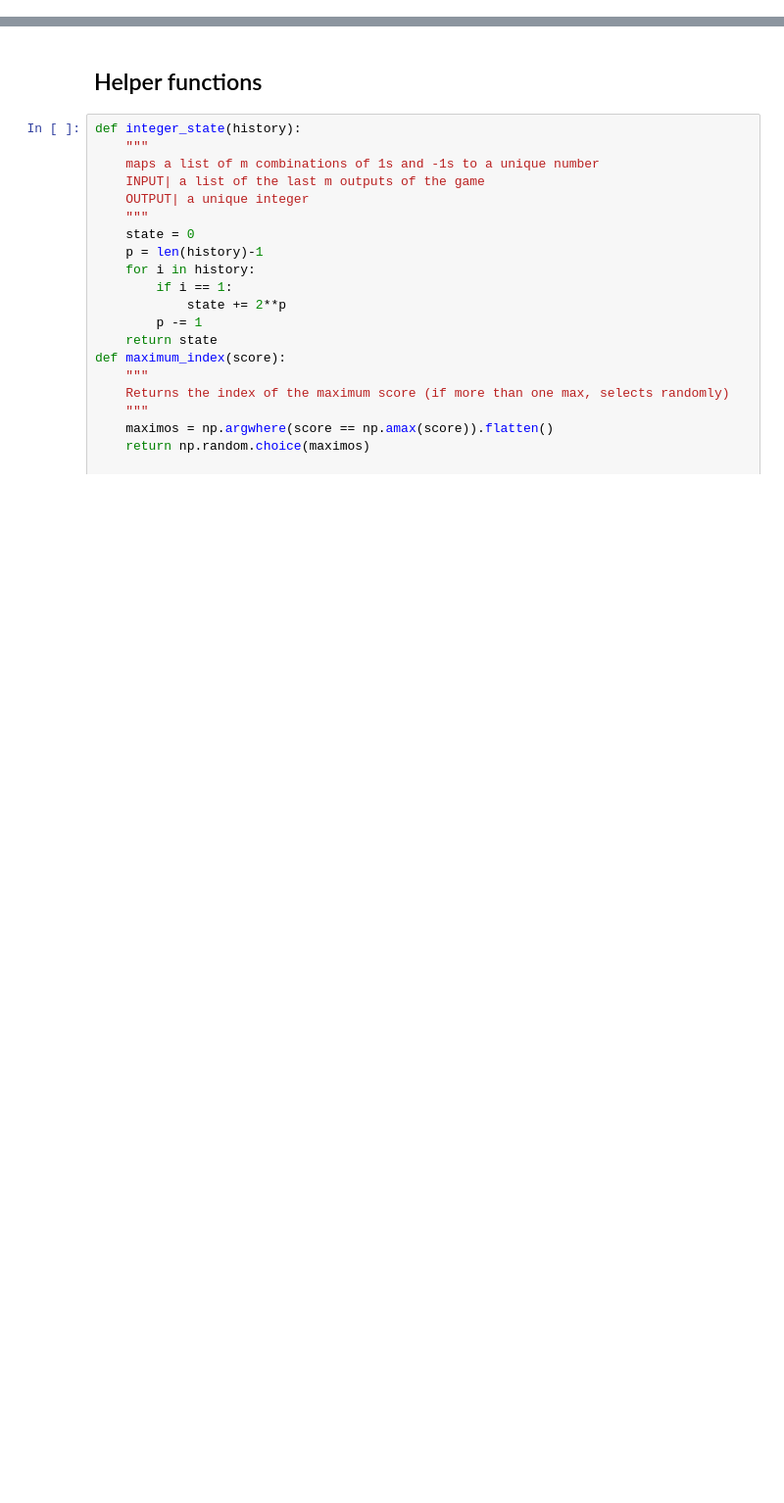
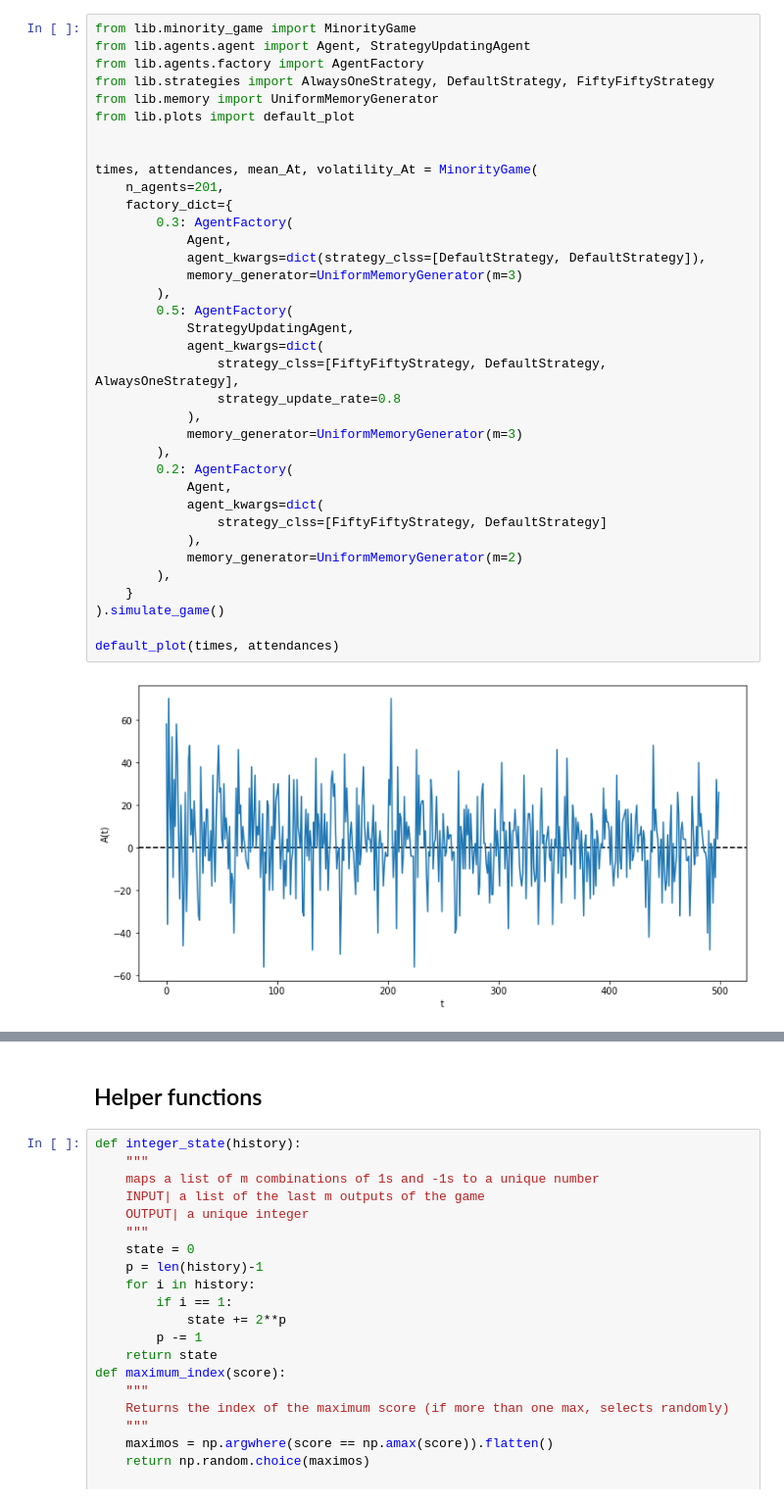
Before and after one commit to dvdblk/abm-project, a Jupyter notebook: notebooks/src_mg.ipynb, the cells around one changed output, grey strips where cells are left out. Shown at 98% size. Cells and saved outputs as stored; diff of their text form; blank space fills up the shorter version.

```diff
--- a/notebooks/src_mg.ipynb
+++ b/notebooks/src_mg.ipynb
@@ -2,0 +23,38 @@
+# %%
+from lib.minority_game import MinorityGame
+from lib.agents.agent import Agent, StrategyUpdatingAgent
+from lib.agents.factory import AgentFactory
+from lib.strategies import AlwaysOneStrategy, DefaultStrategy, FiftyFiftyStrategy
+from lib.memory import UniformMemoryGenerator
+from lib.plots import default_plot
+
+
+times, attendances, mean_At, volatility_At = MinorityGame(
+    n_agents=201,
+    factory_dict={
+        0.3: AgentFactory(
+            Agent,
+            agent_kwargs=dict(strategy_clss=[DefaultStrategy, DefaultStrategy]),
+            memory_generator=UniformMemoryGenerator(m=3)
+        ),
+        0.5: AgentFactory(
+            StrategyUpdatingAgent,
+            agent_kwargs=dict(
+                strategy_clss=[FiftyFiftyStrategy, DefaultStrategy, AlwaysOneStrategy],
+                strategy_update_rate=0.8
+            ),
+            memory_generator=UniformMemoryGenerator(m=3)
+        ),
+        0.2: AgentFactory(
+            Agent,
+            agent_kwargs=dict(
+                strategy_clss=[FiftyFiftyStrategy, DefaultStrategy]
+            ),
+            memory_generator=UniformMemoryGenerator(m=2)
+        ),
+    }
+).simulate_game()
+
+default_plot(times, attendances)
+# %% [output]
+[figure, added]
```
Also changed, not shown: parts of 14 cells of this notebook.
